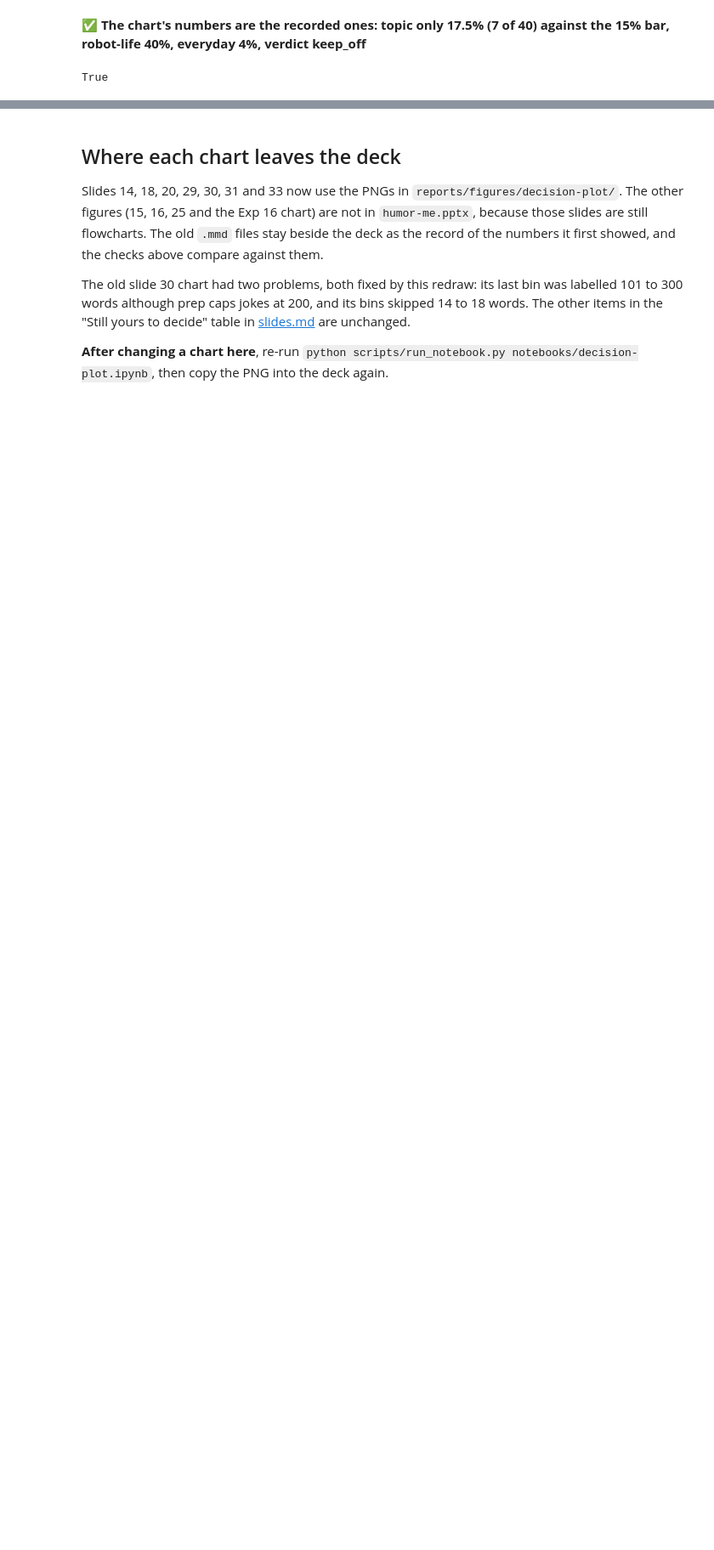
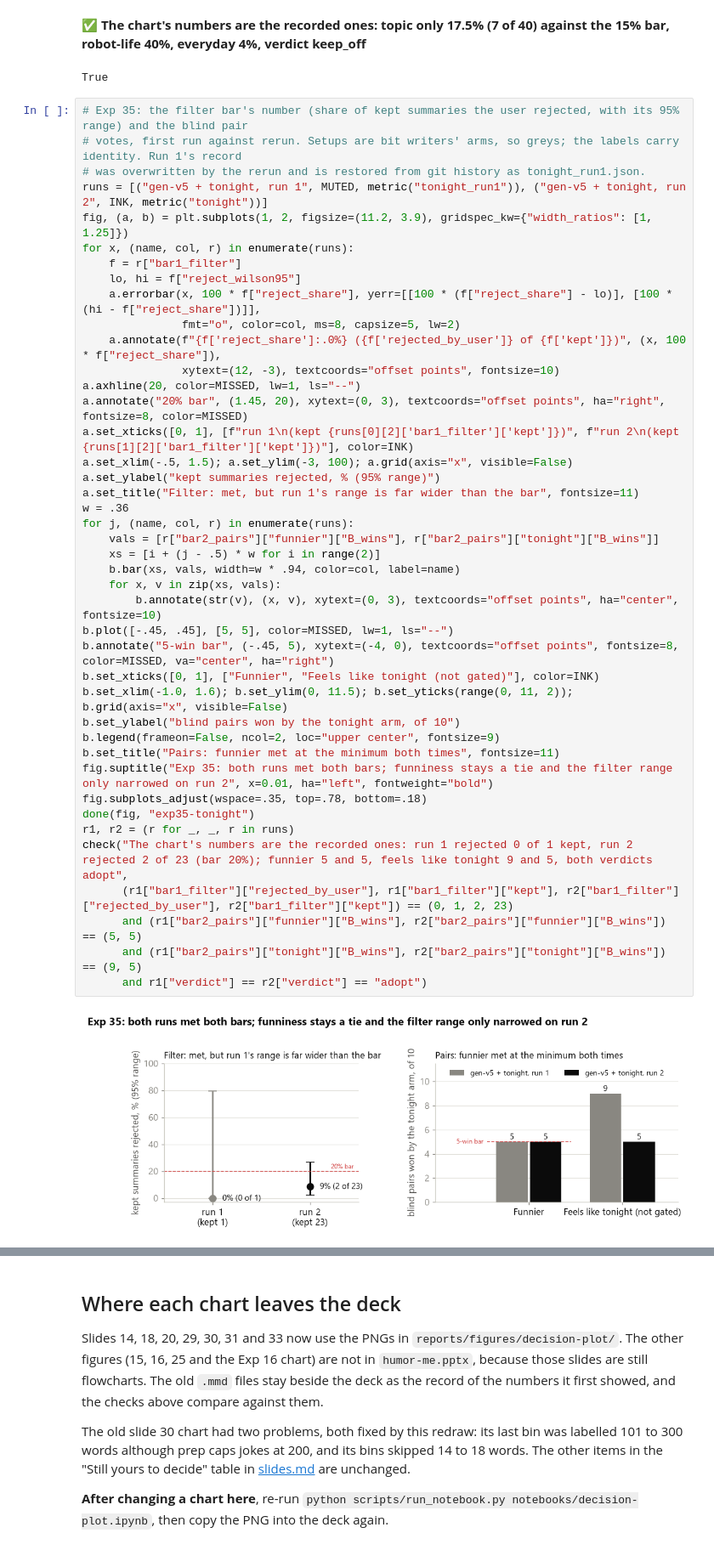
Before and after one commit to Panreta/humor-me, a Jupyter notebook: notebooks/decision-plot.ipynb, the cells around one changed output, grey strips where cells are left out. Shown at 85% size. Drawn from its saved outputs; the diff is of its cells as text; blank space fills up the shorter version.

```diff
--- a/notebooks/decision-plot.ipynb
+++ b/notebooks/decision-plot.ipynb
@@ -1132,3 +1132,47 @@ check("The chart's numbers are the recorded ones: topic only 17.5% (7 of 40) aga
 [figure]
 ✅ **The chart's numbers are the recorded ones: topic only 17.5% (7 of 40) against the 15% bar, robot-life 40%, everyday 4%, verdict keep_off**
 True
+# %%
+# Exp 35: the filter bar's number (share of kept summaries the user rejected, with its 95% range) and the blind pair
+# votes, first run against rerun. Setups are bit writers' arms, so greys; the labels carry identity. Run 1's record
+# was overwritten by the rerun and is restored from git history as tonight_run1.json.
+runs = [("gen-v5 + tonight, run 1", MUTED, metric("tonight_run1")), ("gen-v5 + tonight, run 2", INK, metric("tonight"))]
+fig, (a, b) = plt.subplots(1, 2, figsize=(11.2, 3.9), gridspec_kw={"width_ratios": [1, 1.25]})
+for x, (name, col, r) in enumerate(runs):
+    f = r["bar1_filter"]
+    lo, hi = f["reject_wilson95"]
+    a.errorbar(x, 100 * f["reject_share"], yerr=[[100 * (f["reject_share"] - lo)], [100 * (hi - f["reject_share"])]],
+               fmt="o", color=col, ms=8, capsize=5, lw=2)
+    a.annotate(f"{f['reject_share']:.0%} ({f['rejected_by_user']} of {f['kept']})", (x, 100 * f["reject_share"]),
+               xytext=(12, -3), textcoords="offset points", fontsize=10)
+a.axhline(20, color=MISSED, lw=1, ls="--")
+a.annotate("20% bar", (1.45, 20), xytext=(0, 3), textcoords="offset points", ha="right", fontsize=8, color=MISSED)
+a.set_xticks([0, 1], [f"run 1\n(kept {runs[0][2]['bar1_filter']['kept']})", f"run 2\n(kept {runs[1][2]['bar1_filter']['kept']})"], color=INK)
+a.set_xlim(-.5, 1.5); a.set_ylim(-3, 100); a.grid(axis="x", visible=False)
+a.set_ylabel("kept summaries rejected, % (95% range)")
+a.set_title("Filter: met, but run 1's range is far wider than the bar", fontsize=11)
+w = .36
+for j, (name, col, r) in enumerate(runs):
+    vals = [r["bar2_pairs"]["funnier"]["B_wins"], r["bar2_pairs"]["tonight"]["B_wins"]]
+    xs = [i + (j - .5) * w for i in range(2)]
+    b.bar(xs, vals, width=w * .94, color=col, label=name)
+    for x, v in zip(xs, vals):
+        b.annotate(str(v), (x, v), xytext=(0, 3), textcoords="offset points", ha="center", fontsize=10)
+b.plot([-.45, .45], [5, 5], color=MISSED, lw=1, ls="--")
+b.annotate("5-win bar", (-.45, 5), xytext=(-4, 0), textcoords="offset points", fontsize=8, color=MISSED, va="center", ha="right")
+b.set_xticks([0, 1], ["Funnier", "Feels like tonight (not gated)"], color=INK)
+b.set_xlim(-1.0, 1.6); b.set_ylim(0, 11.5); b.set_yticks(range(0, 11, 2)); b.grid(axis="x", visible=False)
+b.set_ylabel("blind pairs won by the tonight arm, of 10")
+b.legend(frameon=False, ncol=2, loc="upper center", fontsize=9)
+b.set_title("Pairs: funnier met at the minimum both times", fontsize=11)
+fig.suptitle("Exp 35: both runs met both bars; funniness stays a tie and the filter range only narrowed on run 2", x=0.01, ha="left", fontweight="bold")
+fig.subplots_adjust(wspace=.35, top=.78, bottom=.18)
+done(fig, "exp35-tonight")
+r1, r2 = (r for _, _, r in runs)
+check("The chart's numbers are the recorded ones: run 1 rejected 0 of 1 kept, run 2 rejected 2 of 23 (bar 20%); funnier 5 and 5, feels like tonight 9 and 5, both verdicts adopt",
+      (r1["bar1_filter"]["rejected_by_user"], r1["bar1_filter"]["kept"], r2["bar1_filter"]["rejected_by_user"], r2["bar1_filter"]["kept"]) == (0, 1, 2, 23)
+      and (r1["bar2_pairs"]["funnier"]["B_wins"], r2["bar2_pairs"]["funnier"]["B_wins"]) == (5, 5)
+      and (r1["bar2_pairs"]["tonight"]["B_wins"], r2["bar2_pairs"]["tonight"]["B_wins"]) == (9, 5)
+      and r1["verdict"] == r2["verdict"] == "adopt")
+# %% [output]
+[figure, added]
```
Also changed, not shown: parts of 2 cells of this notebook, 5 other files.
